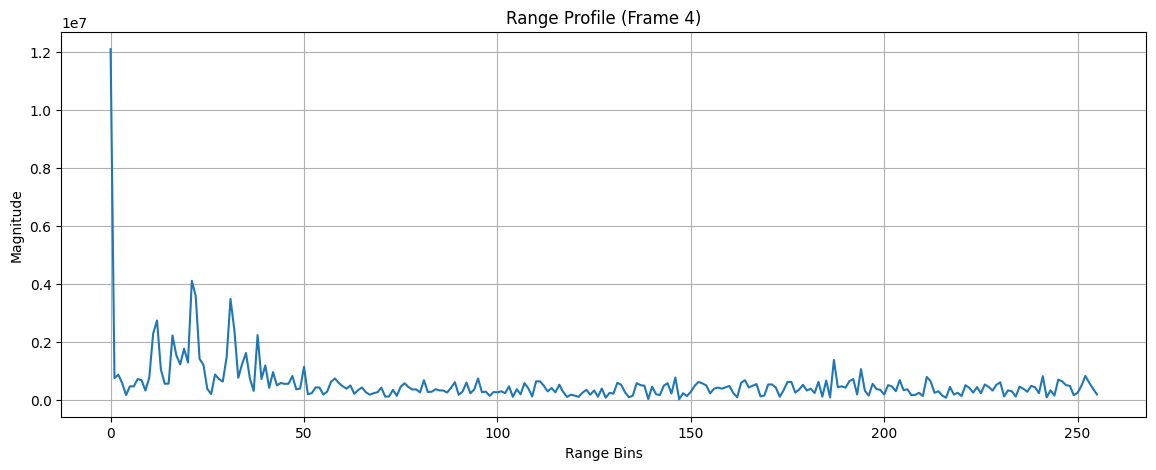
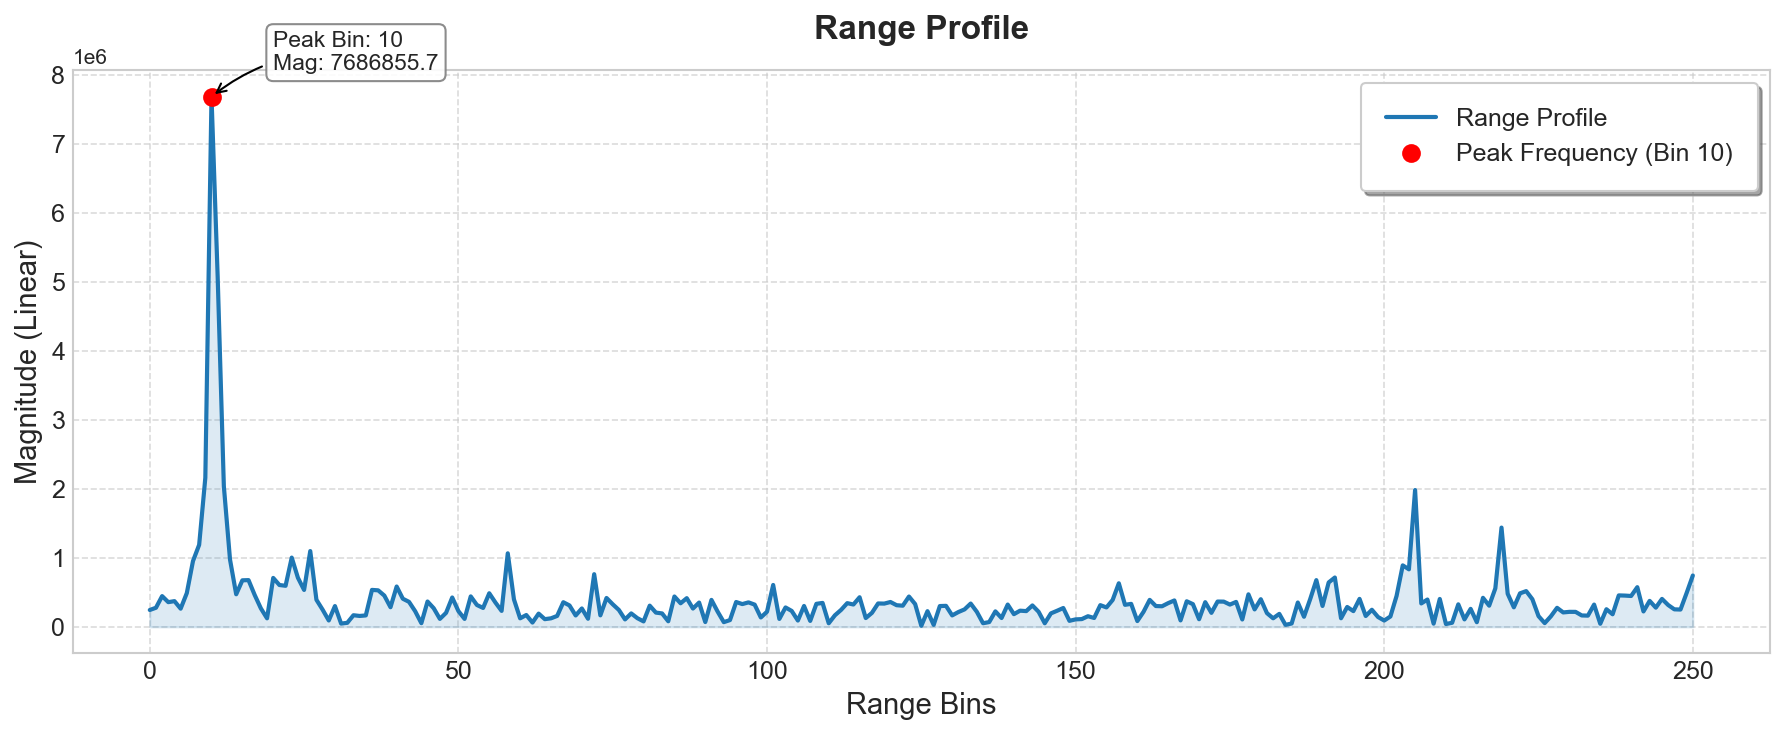
The change to this notebook cell's code, shown as a diff; its figure went from the first image to the second:
--- before
+++ after
@@ -1,11 +1,49 @@
-magnitude_data = np.abs(radar_cubes[100][0, 0, :])
+import numpy as np
+import matplotlib.pyplot as plt
+
+magnitude_data = np.abs(radar_cubes[100][0, 0, 5:])
 # magnitude_db = 20 * np.log10(magnitude_data + 1e-10)
-bins = np.arange(256)
+bins = np.arange(251)
 
-plt.figure(figsize=(14, 5))
-plt.plot(bins, magnitude_data)
-plt.title("Range Profile (Frame 4)")
-plt.xlabel("Range Bins")
-plt.ylabel("Magnitude")
-plt.grid(True)
+# --- 1. Find the Highest Magnitude (Peak Frequency/Bin) ---
+peak_bin = np.argmax(magnitude_data)
+peak_magnitude = magnitude_data[peak_bin]
+
+plt.style.use('seaborn-v0_8-whitegrid') 
+
+# Set high DPI for crisp rendering in Word/PDFs
+fig, ax = plt.subplots(figsize=(12, 5), dpi=150)
+
+# Plot the main range profile with a slightly thicker line and fill
+ax.plot(bins, magnitude_data, color='#1f77b4', linewidth=2, label='Range Profile')
+ax.fill_between(bins, magnitude_data, color='#1f77b4', alpha=0.15) # Adds a nice shadow effect
+
+# Highlight the highest peak with a red marker
+ax.plot(peak_bin, peak_magnitude, marker='o', color='red', markersize=8, 
+        linestyle='None', label=f'Peak Frequency (Bin {peak_bin})')
+
+# Optional: Add a text annotation pointing to the peak
+ax.annotate(f'Peak Bin: {peak_bin}\nMag: {peak_magnitude:.1f}',
+            xy=(peak_bin, peak_magnitude), 
+            xytext=(peak_bin + 10, peak_magnitude * 1.05), # Offset text slightly
+            fontsize=11,
+            bbox=dict(boxstyle="round,pad=0.3", fc="white", ec="gray", alpha=0.9),
+            arrowprops=dict(arrowstyle="->", connectionstyle="arc3,rad=.2", color='black'))
+
+# --- 3. Labels and Formatting ---
+ax.set_title("Range Profile", fontsize=16, fontweight='bold', pad=15)
+ax.set_xlabel("Range Bins", fontsize=14, fontweight='500')
+ax.set_ylabel("Magnitude (Linear)", fontsize=14, fontweight='500')
+
+# Make tick labels larger and easier to read
+ax.tick_params(axis='both', which='major', labelsize=12)
+
+# Enhance the grid
+ax.grid(True, linestyle='--', alpha=0.7)
+
+# Add the legend with a clean box and shadow
+ax.legend(loc='upper right', fontsize=12, frameon=True, shadow=True, borderpad=1)
+
+# Ensure everything fits perfectly without cutting off labels
+plt.tight_layout()
 plt.show()

Commit: Cleaned pipeline pushed